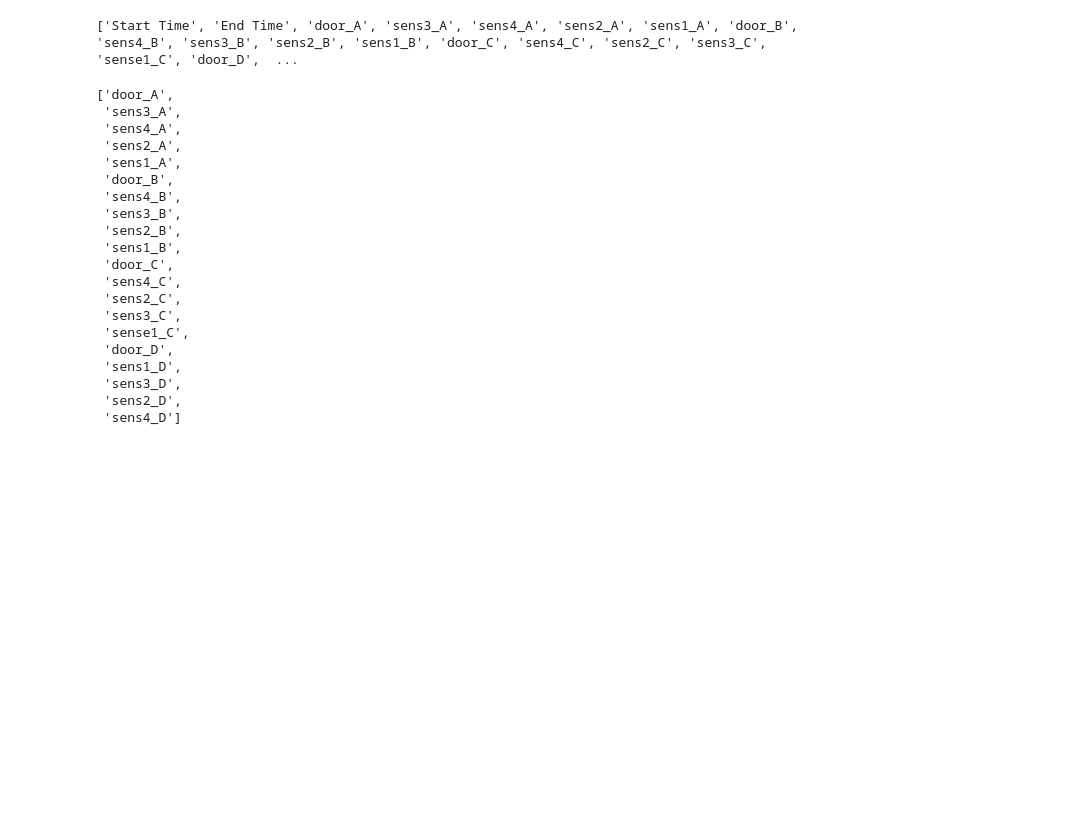
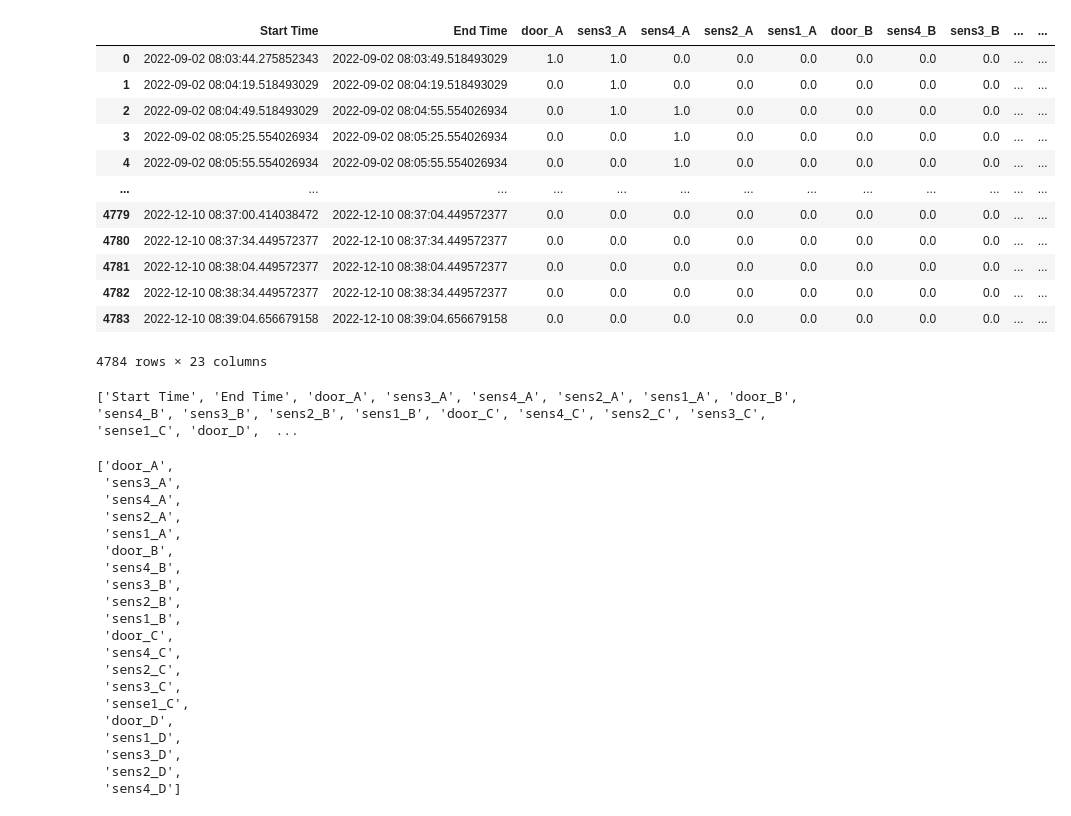
Before and after one commit to gemmadifederico/VIOLA, a Jupyter notebook: Experiments - Linac/normal/Dtree - Classifier.ipynb, the cells around one changed output. Cells and saved outputs as stored; diff of their text form; code cells hidden in the pictures; blank space fills up the shorter version.

```diff
--- a/Experiments - Linac/normal/Dtree - Classifier.ipynb
+++ b/Experiments - Linac/normal/Dtree - Classifier.ipynb
@@ -15,6 +18,21 @@ from joblib import dump, load
 # %%
 # Import
 df = pd.read_csv("Ltrain_labeled_trans.csv", header = 0).fillna(0)
+df
+# %% [output]
+|  | Start Time | End Time | door_A | sens3_A | sens4_A | sens2_A | sens1_A | door_B | sens4_B | sens3_B | ... | ... |
+| 0 | 2022-09-02 08:03:44.275852343 | 2022-09-02 08:03:49.518493029 | 1.0 | 1.0 | 0.0 | 0.0 | 0.0 | 0.0 | 0.0 | 0.0 | ... | ... |
+| 1 | 2022-09-02 08:04:19.518493029 | 2022-09-02 08:04:19.518493029 | 0.0 | 1.0 | 0.0 | 0.0 | 0.0 | 0.0 | 0.0 | 0.0 | ... | ... |
+| 2 | 2022-09-02 08:04:49.518493029 | 2022-09-02 08:04:55.554026934 | 0.0 | 1.0 | 1.0 | 0.0 | 0.0 | 0.0 | 0.0 | 0.0 | ... | ... |
+| 3 | 2022-09-02 08:05:25.554026934 | 2022-09-02 08:05:25.554026934 | 0.0 | 0.0 | 1.0 | 0.0 | 0.0 | 0.0 | 0.0 | 0.0 | ... | ... |
+| 4 | 2022-09-02 08:05:55.554026934 | 2022-09-02 08:05:55.554026934 | 0.0 | 0.0 | 1.0 | 0.0 | 0.0 | 0.0 | 0.0 | 0.0 | ... | ... |
+| ... | ... | ... | ... | ... | ... | ... | ... | ... | ... | ... | ... | ... |
+| 4779 | 2022-12-10 08:37:00.414038472 | 2022-12-10 08:37:04.449572377 | 0.0 | 0.0 | 0.0 | 0.0 | 0.0 | 0.0 | 0.0 | 0.0 | ... | ... |
+| 4780 | 2022-12-10 08:37:34.449572377 | 2022-12-10 08:37:34.449572377 | 0.0 | 0.0 | 0.0 | 0.0 | 0.0 | 0.0 | 0.0 | 0.0 | ... | ... |
+| 4781 | 2022-12-10 08:38:04.449572377 | 2022-12-10 08:38:04.449572377 | 0.0 | 0.0 | 0.0 | 0.0 | 0.0 | 0.0 | 0.0 | 0.0 | ... | ... |
+| 4782 | 2022-12-10 08:38:34.449572377 | 2022-12-10 08:38:34.449572377 | 0.0 | 0.0 | 0.0 | 0.0 | 0.0 | 0.0 | 0.0 | 0.0 | ... | ... |
+| 4783 | 2022-12-10 08:39:04.656679158 | 2022-12-10 08:39:04.656679158 | 0.0 | 0.0 | 0.0 | 0.0 | 0.0 | 0.0 | 0.0 | 0.0 | ... | ... |
+4784 rows × 23 columns
 # %%
 data_top = df.columns
 columns = list(data_top)
```
Also changed, not shown: parts of 10 cells of this notebook.
